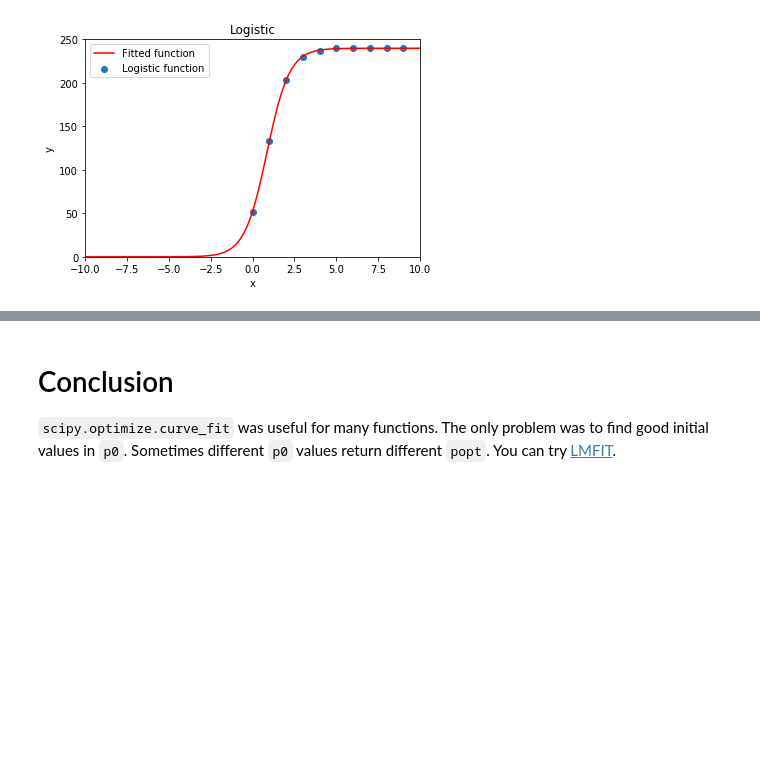
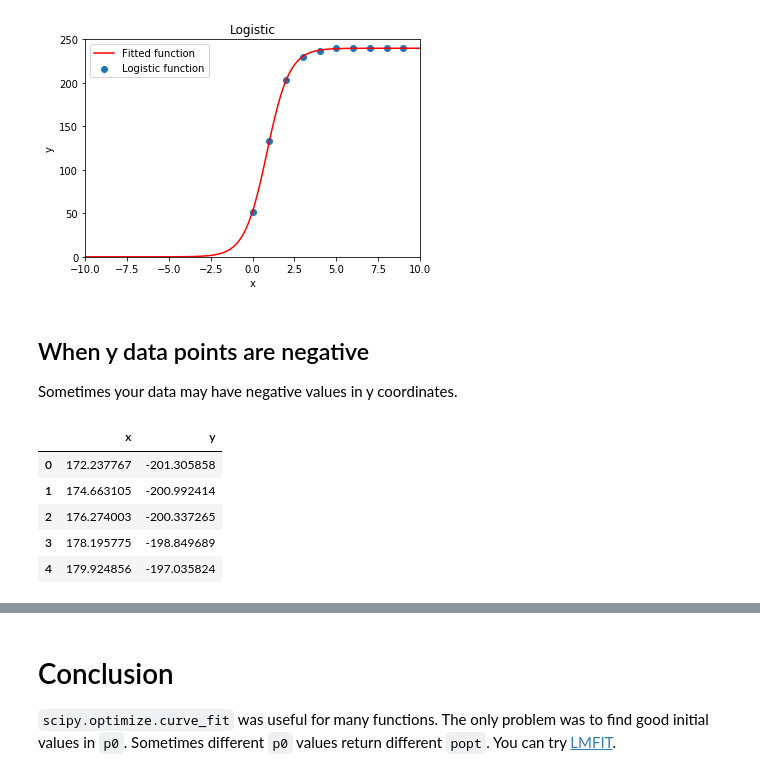
Before and after one commit to shinokada/python-for-ib-diploma-mathematics, a Jupyter notebook: Modelling_functions.ipynb, the cells around one changed output, grey strips where cells are left out. Saved outputs shown, nothing was run; the diff lists cells and outputs as text; code cells hidden in the pictures; blank space fills up the shorter version.

```diff
--- a/Modelling_functions.ipynb
+++ b/Modelling_functions.ipynb
@@ -1004,3 +1007,20 @@ plt.legend()
 plt.show()
 # %% [output]
 [figure]
+# %% [markdown]
+## When y data points are negative
+
+Sometimes your data may have negative values in y coordinates.
+# %%
+import pandas as pd
+
+df = pd.read_csv('http://bit.ly/2tUIZjK')
+
+df.head()
+# %% [output]
+|  | x | y |
+| 0 | 172.237767 | -201.305858 |
+| 1 | 174.663105 | -200.992414 |
+| 2 | 176.274003 | -200.337265 |
+| 3 | 178.195775 | -198.849689 |
+| 4 | 179.924856 | -197.035824 |
```
Also changed, not shown: parts of 5 cells of this notebook.
